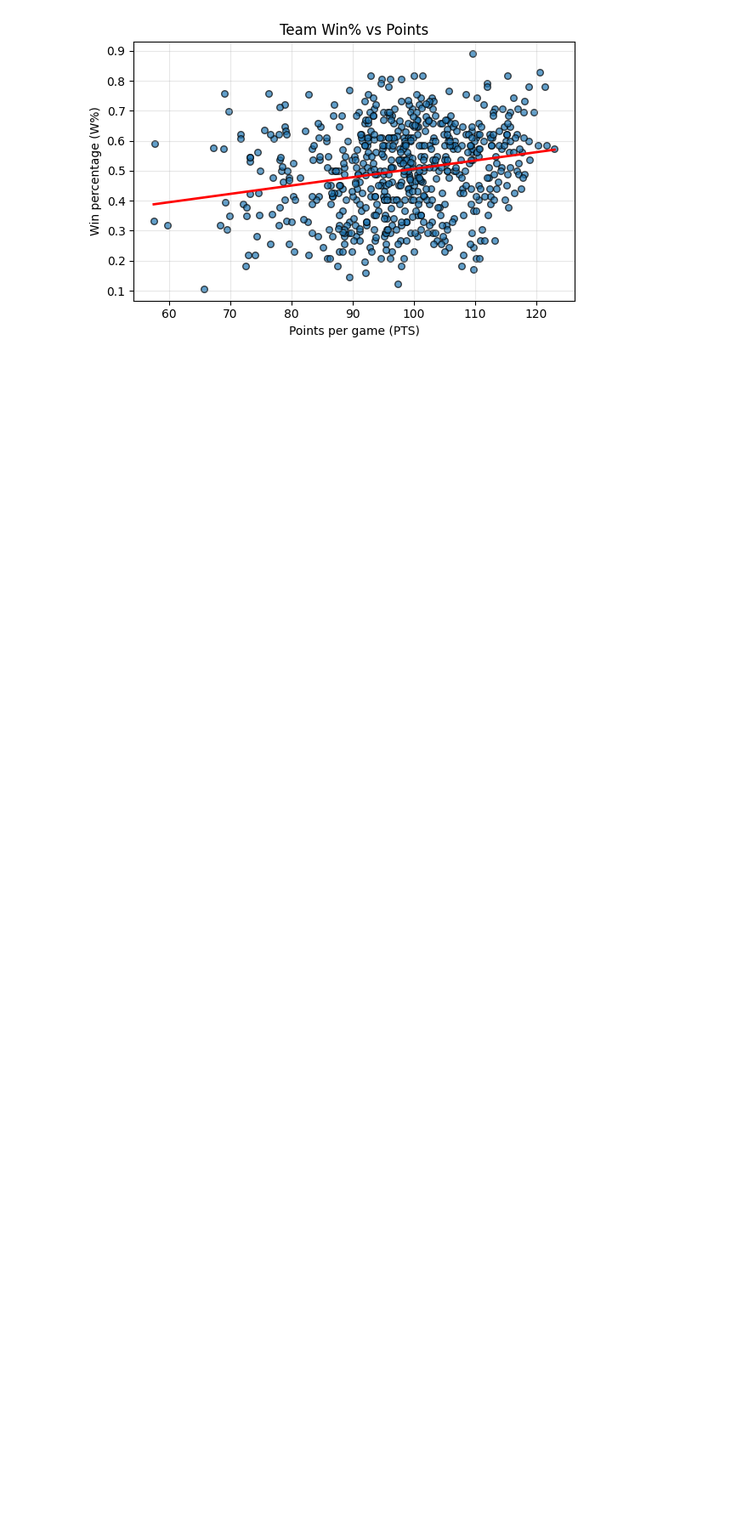
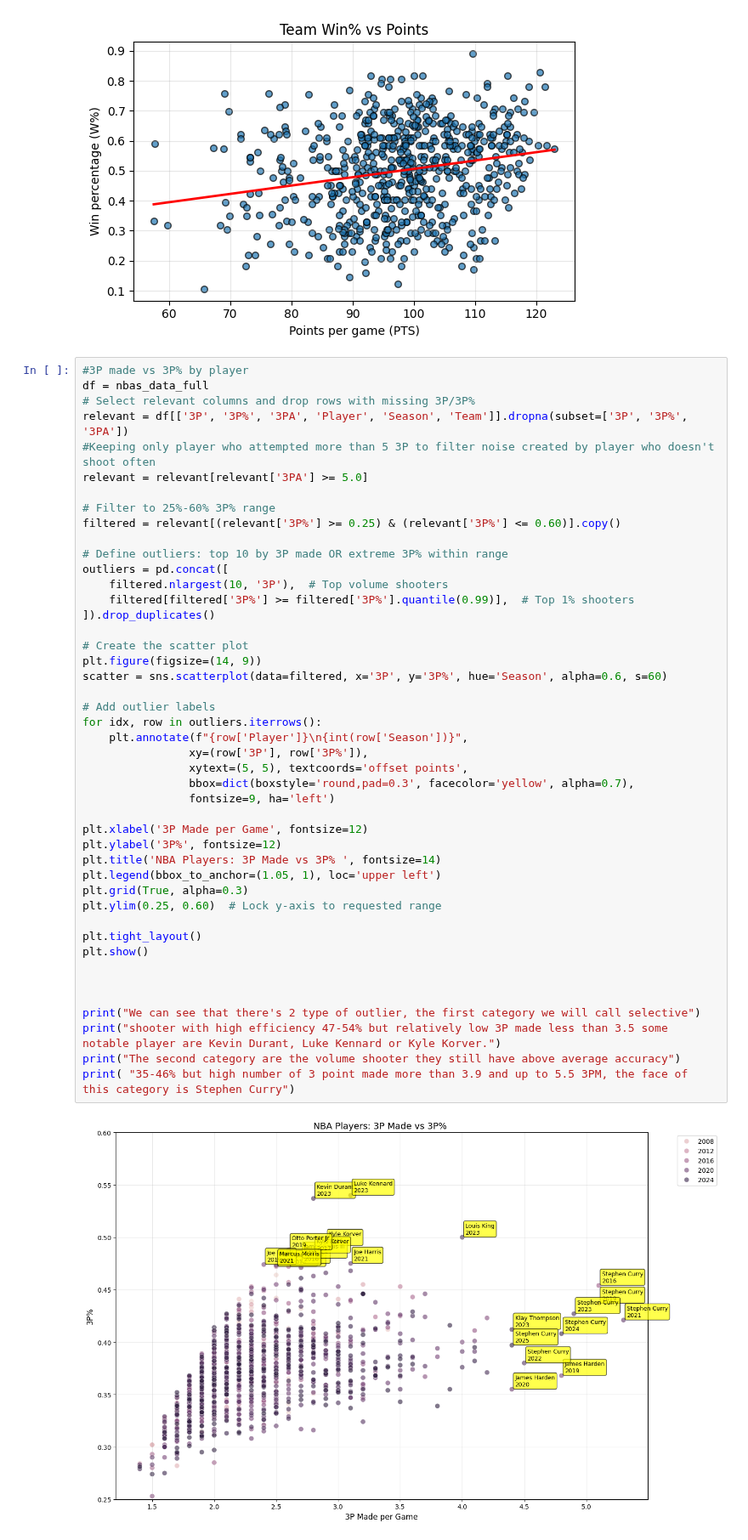
Before and after one commit to maadmaaax/Project_NBA_GroupM, a Jupyter notebook: Analyse_Graphique.ipynb, the cells around one changed output. Shown at 85% size. Saved outputs shown, nothing was run; the diff lists cells and outputs as text; blank space fills up the shorter version.

Commit message:
3P graphic

```diff
--- a/Analyse_Graphique.ipynb
+++ b/Analyse_Graphique.ipynb
@@ -110,3 +106,50 @@ plt.tight_layout()
 plt.show()
 # %% [output]
 [figure]
+# %%
+#3P made vs 3P% by player
+df = nbas_data_full
+# Select relevant columns and drop rows with missing 3P/3P%
+relevant = df[['3P', '3P%', '3PA', 'Player', 'Season', 'Team']].dropna(subset=['3P', '3P%', '3PA'])
+#Keeping only player who attempted more than 5 3P to filter noise created by player who doesn't shoot often
+relevant = relevant[relevant['3PA'] >= 5.0]
+
+# Filter to 25%-60% 3P% range
+filtered = relevant[(relevant['3P%'] >= 0.25) & (relevant['3P%'] <= 0.60)].copy()
+
+# Define outliers: top 10 by 3P made OR extreme 3P% within range
+outliers = pd.concat([
+    filtered.nlargest(10, '3P'),  # Top volume shooters
+    filtered[filtered['3P%'] >= filtered['3P%'].quantile(0.99)],  # Top 1% shooters
+]).drop_duplicates()
+
+# Create the scatter plot
+plt.figure(figsize=(14, 9))
+scatter = sns.scatterplot(data=filtered, x='3P', y='3P%', hue='Season', alpha=0.6, s=60)
+
+# Add outlier labels
+for idx, row in outliers.iterrows():
+    plt.annotate(f"{row['Player']}\n{int(row['Season'])}",
+                xy=(row['3P'], row['3P%']),
+                xytext=(5, 5), textcoords='offset points',
+                bbox=dict(boxstyle='round,pad=0.3', facecolor='yellow', alpha=0.7),
+                fontsize=9, ha='left')
+
+plt.xlabel('3P Made per Game', fontsize=12)
+plt.ylabel('3P%', fontsize=12)
+plt.title('NBA Players: 3P Made vs 3P% ', fontsize=14)
+plt.legend(bbox_to_anchor=(1.05, 1), loc='upper left')
+plt.grid(True, alpha=0.3)
+plt.ylim(0.25, 0.60)  # Lock y-axis to requested range
+
+plt.tight_layout()
+plt.show()
+
+
+
+print("We can see that there's 2 type of outlier, the first category we will call selective")
+print("shooter with high efficiency 47-54% but relatively low 3P made less than 3.5 some notable player are Kevin Durant, Luke Kennard or Kyle Korver.")
+print("The second category are the volume shooter they still have above average accuracy")
+print( "35-46% but high number of 3 point made more than 3.9 and up to 5.5 3PM, the face of this category is Stephen Curry")
+# %% [output]
+[figure, added]
```
Also changed, not shown: parts of 6 cells of this notebook.
